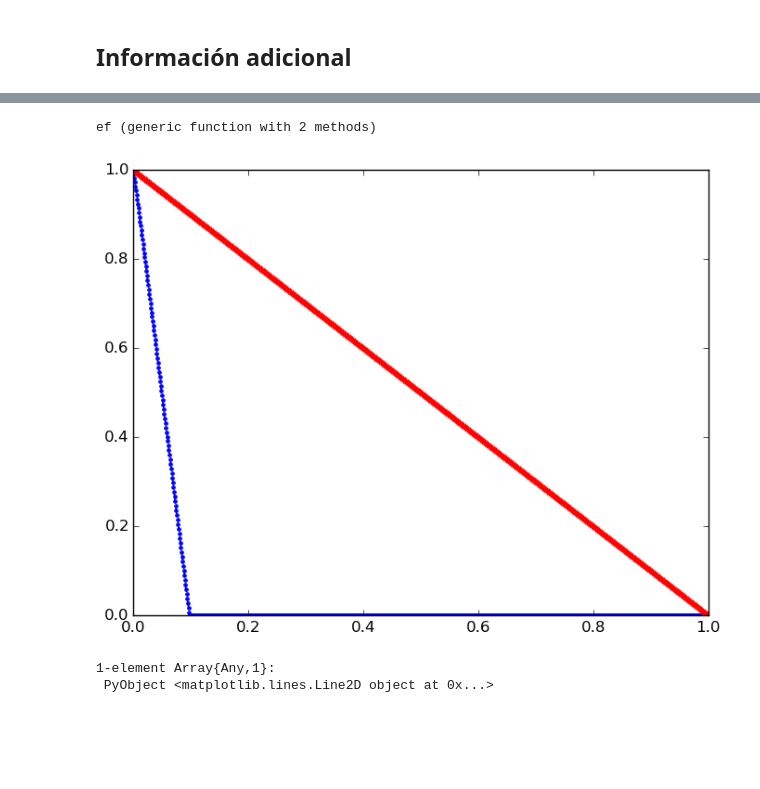
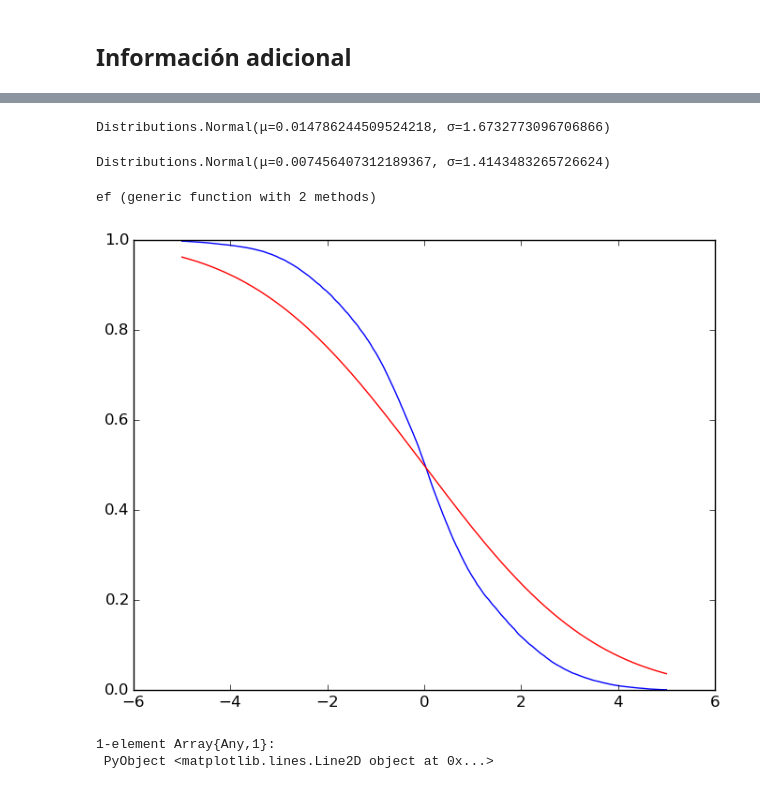
Before and after one commit to dapias/ContactFlowsTaylor, a Jupyter notebook: notebooks/Contact Flow Gibbs Harmonic Oscillator.ipynb, the cells around one changed output, grey strips where cells are left out. Cells and saved outputs as stored; diff of their text form; code cells hidden in the pictures; blank space fills up the shorter version.

```diff
--- a/notebooks/Contact Flow Gibbs Harmonic Oscillator.ipynb
+++ b/notebooks/Contact Flow Gibbs Harmonic Oscillator.ipynb
@@ -68,7 +142,15 @@ using StatsBase
+# %%
+fit(Normal,p)
+# %% [output]
+Distributions.Normal(μ=0.014786244509524218, σ=1.6732773096706866)
+# %%
+fit(Normal,q)
+# %% [output]
+Distributions.Normal(μ=0.007456407312189367, σ=1.4143483265726624)
 # %%
-ECDF = ecdf(E) #Empirical Cumulative Distribution Function
+ECDF = ecdf(p) #Empirical Cumulative Distribution Function
 # %% [output]
 ef (generic function with 2 methods)
 # %%
-intervalo = [0.:0.001:1.0;];
+intervalo = [-5.0:0.01:5.0;];
 # %%
@@ -76,7 +158,7 @@ CCDF = 1. - ECDF(intervalo)  #Complementary Cumulatice Distribution function;
 # %%
-plot(intervalo, CCDF, ".--")
-plot(intervalo, 1. - intervalo, "r+")
+plot(intervalo, CCDF, "b")
+plot(intervalo, 1. - cdf(Normal(0.,2.8),intervalo), "r")
 # %% [output]
-[figure, old version]
+[figure, new version]
 1-element Array{Any,1}:
  PyObject <matplotlib.lines.Line2D object at 0x...>
```
Also changed, not shown: parts of 32 cells of this notebook, 1 other file.
